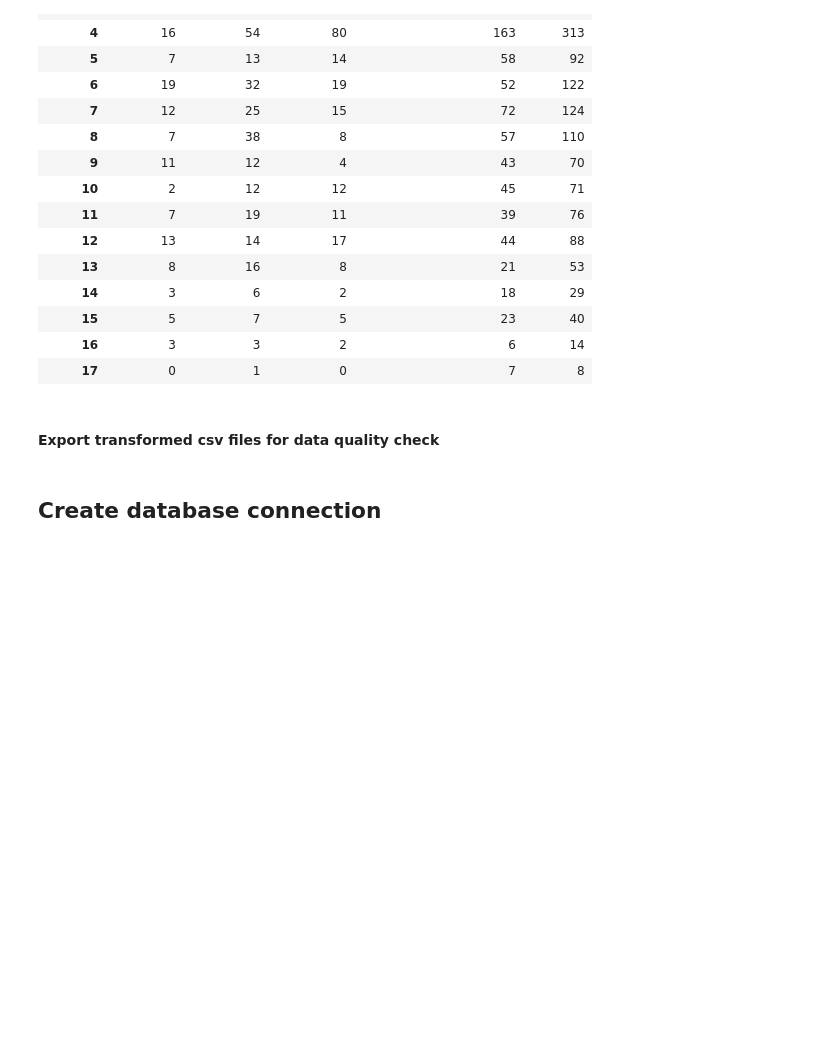
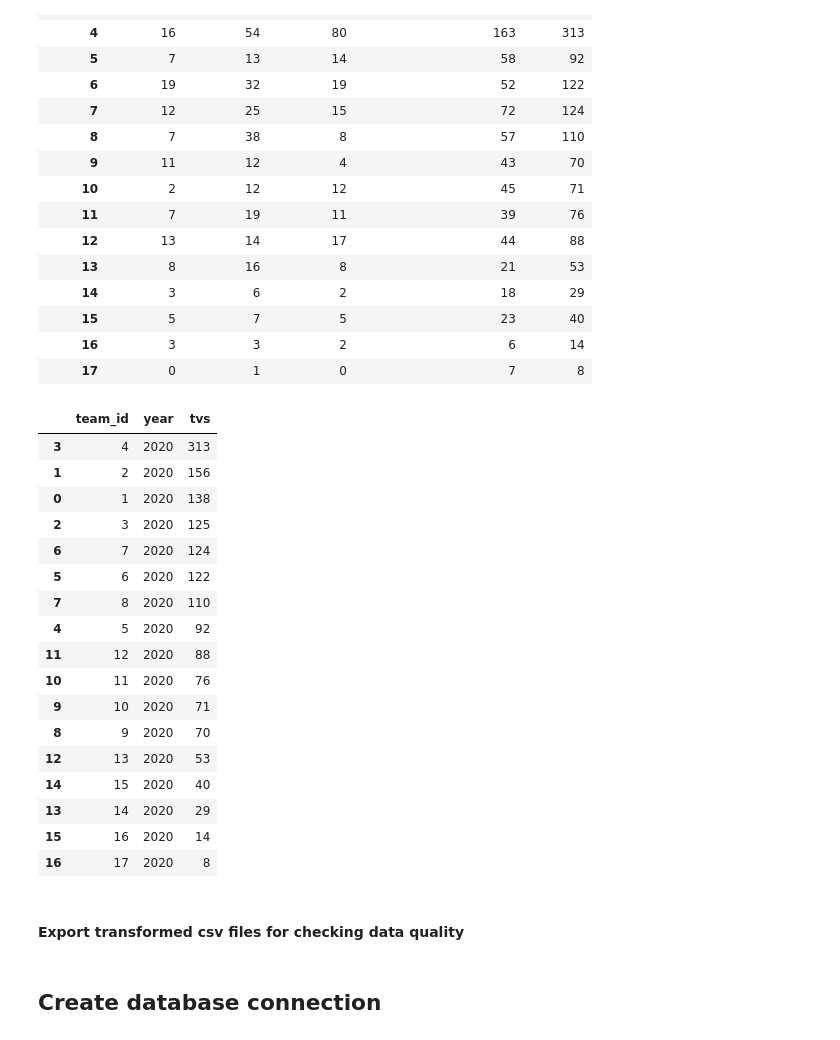
Before and after one commit to pt1Project2/ETL-Project, a Jupyter notebook: ELT_v7_1.ipynb, the cells around one changed output. Cells and saved outputs as stored; diff of their text form; code cells hidden in the pictures; blank space fills up the shorter version.

```diff
--- a/ELT_v7_1.ipynb
+++ b/ELT_v7_1.ipynb
@@ -392,6 +392,38 @@ tvs_df2
 | 15 | 5 | 7 | 5 | 23 | 40 |
 | 16 | 3 | 3 | 2 | 6 | 14 |
 | 17 | 0 | 1 | 0 | 7 | 8 |
+# %%
+tvs_df2 = tvs_df1.groupby(['team_id', 'year']).agg({'rebounds':'sum','inside_50s':'sum', 'clearances':'sum','contested_possessions':'sum'})
+
+# Calculate total vital statistics by total all four factors base on team_id
+tvs_df2['tvs'] = tvs_df2.iloc[:,0:4].sum(axis=1)
+tvs_df2.reset_index(inplace = True)
+
+# Save tvs data
+tvs_cols = ["team_id", "year", "tvs"]
+tvs_transformed = tvs_df2[tvs_cols].copy()
+
+TVS_transformed=tvs_transformed.sort_values(['tvs'],ascending=False)
+TVS_transformed
+# %% [output]
+|  | team_id | year | tvs |
+| 3 | 4 | 2020 | 313 |
+| 1 | 2 | 2020 | 156 |
+| 0 | 1 | 2020 | 138 |
+| 2 | 3 | 2020 | 125 |
+| 6 | 7 | 2020 | 124 |
+| 5 | 6 | 2020 | 122 |
+| 7 | 8 | 2020 | 110 |
+| 4 | 5 | 2020 | 92 |
+| 11 | 12 | 2020 | 88 |
+| 10 | 11 | 2020 | 76 |
+| 9 | 10 | 2020 | 71 |
+| 8 | 9 | 2020 | 70 |
+| 12 | 13 | 2020 | 53 |
+| 14 | 15 | 2020 | 40 |
+| 13 | 14 | 2020 | 29 |
+| 15 | 16 | 2020 | 14 |
+| 16 | 17 | 2020 | 8 |
 # %% [markdown]
-#### Export transformed csv files for data quality check
+#### Export transformed csv files for checking data quality
 # %%
```
Also changed, not shown: parts of 7 cells of this notebook, 2 other files.
